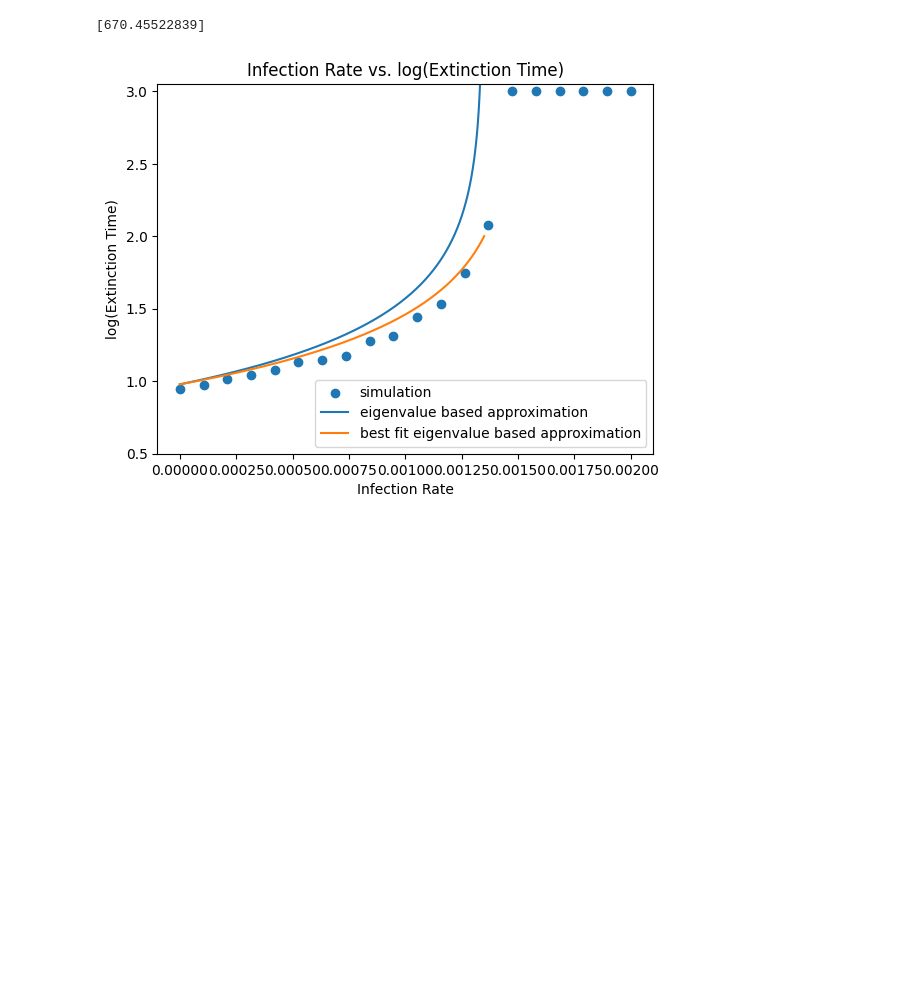
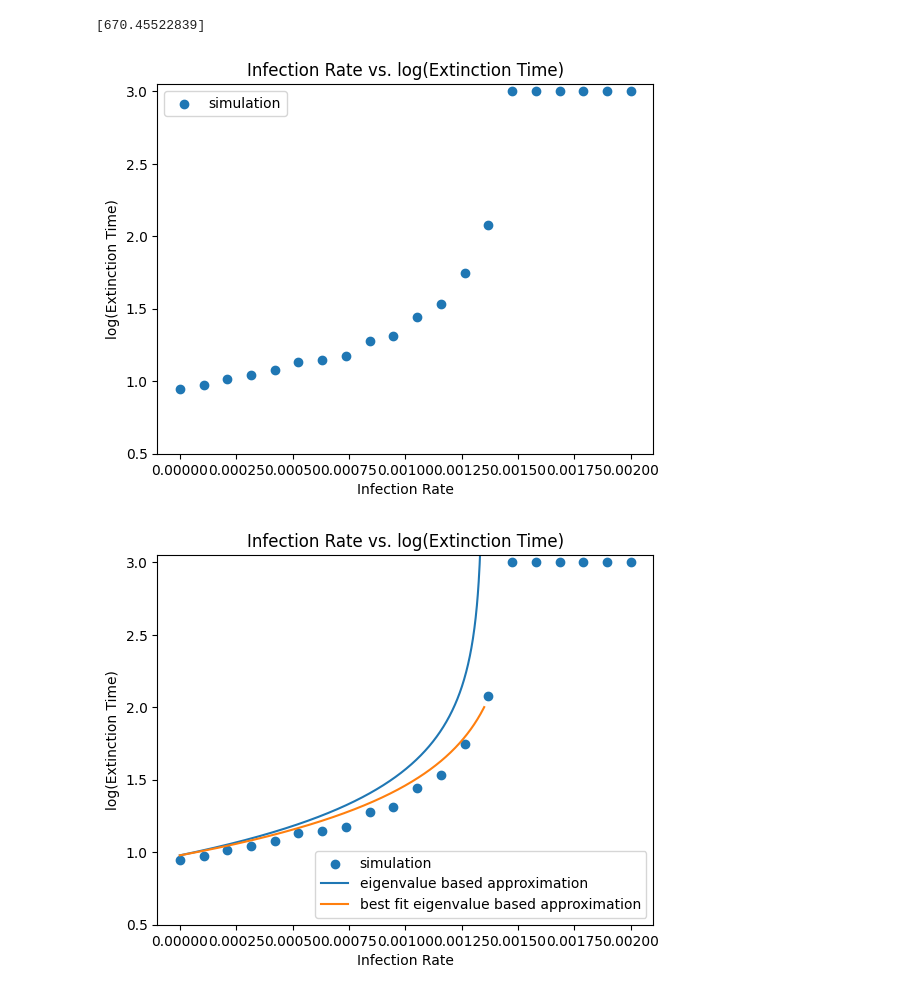
Before and after one commit to sharmashreya2002/iib_project, a Jupyter notebook: Extinction_Time_Simulation/test_new_network.ipynb, the cells around one changed output. Saved outputs shown, nothing was run; the diff lists cells and outputs as text; code cells hidden in the pictures; blank space fills up the shorter version.

```diff
--- a/Extinction_Time_Simulation/test_new_network.ipynb
+++ b/Extinction_Time_Simulation/test_new_network.ipynb
@@ -205,6 +205,18 @@ model_b = np.linspace(0,0.00135,1000)
 for b in model_b:
     estimate = (np.log(N) + 1) / (1-(best_fit_eignvalue*b))
     model_best_fit.append(estimate)
+# %%
+import matplotlib.pyplot as plt
+plt.scatter(b_array, np.log10(barabasi_extinction_times), label = 'simulation')
+# plt.errorbar(b_array, np.log10(uniform_extinction_times), y_error)
+plt.legend()
+plt.ylim(0.5, 3.05)
+plt.title('Infection Rate vs. log(Extinction Time)')
+plt.ylabel('log(Extinction Time)')
+plt.xlabel('Infection Rate')
+plt.show()
+# %% [output]
+[figure, added]
 # %%
 import matplotlib.pyplot as plt
 plt.scatter(b_array, np.log10(barabasi_extinction_times), label = 'simulation')
```
Also changed, not shown: 4 other files.
